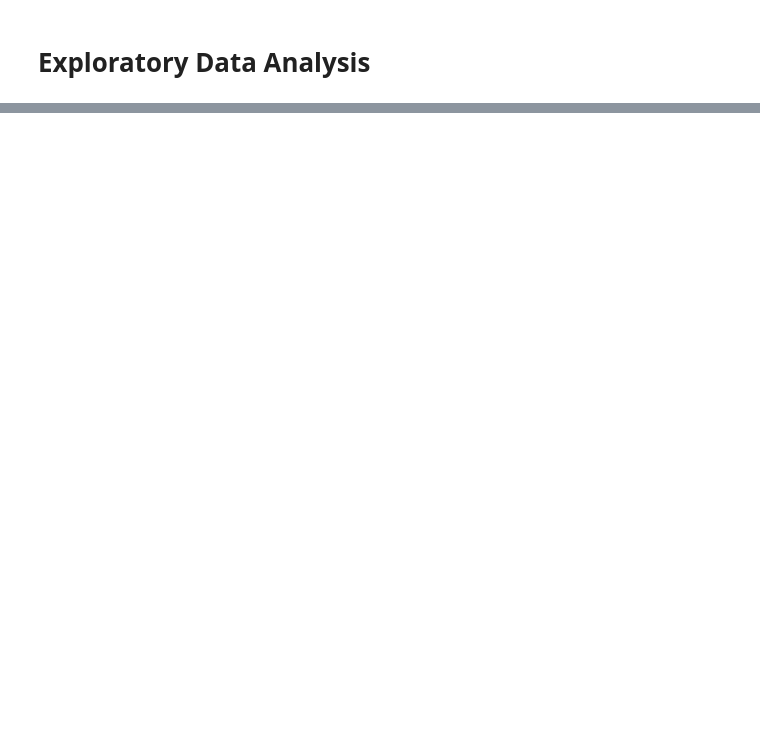
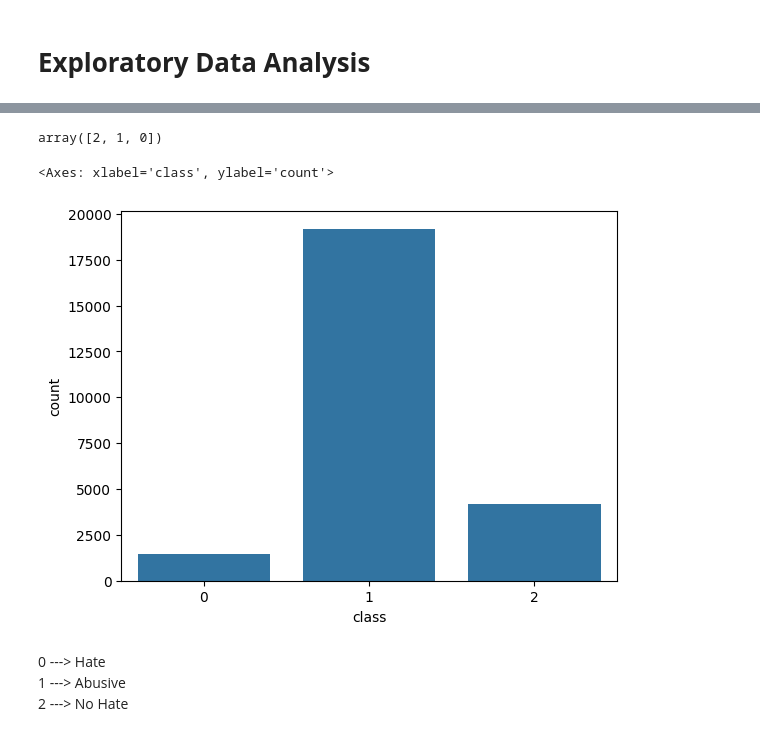
Before and after one commit to Abhi5241/Hate-Speech-Classification-using-LSTM, a Jupyter notebook: HateSpeechClassification.ipynb, the cells around one changed output, grey strips where cells are left out. Drawn from its saved outputs; the diff is of its cells as text; code cells hidden in the pictures; blank space fills up the shorter version.

```diff
--- a/HateSpeechClassification.ipynb
+++ b/HateSpeechClassification.ipynb
@@ -81,0 +75,3 @@ imbalance_data.iloc[0,0]
+# %%
+raw_data = pd.read_csv('/content/labeled_data.csv')
+raw_data.head()
@@ -81,0 +101,2 @@ imbalance_data.iloc[0,0]
+# %%
+raw_data.drop(['Unnamed: 0','count', 'hate_speech', 'offensive_language', 'neither'], axis=1, inplace=True)
@@ -81,0 +112,13 @@ imbalance_data.iloc[0,0]
+# %%
+raw_data['class'].unique()
+# %% [output]
+array([2, 1, 0])
+# %%
+sns.countplot(x="class", data=raw_data)
+# %% [output]
+<Axes: xlabel='class', ylabel='count'>
+[figure, added]
+# %% [markdown]
+0 ---> Hate \
+1 ---> Abusive \
+2 ---> No Hate
```
Also changed, not shown: parts of 67 cells of this notebook.
